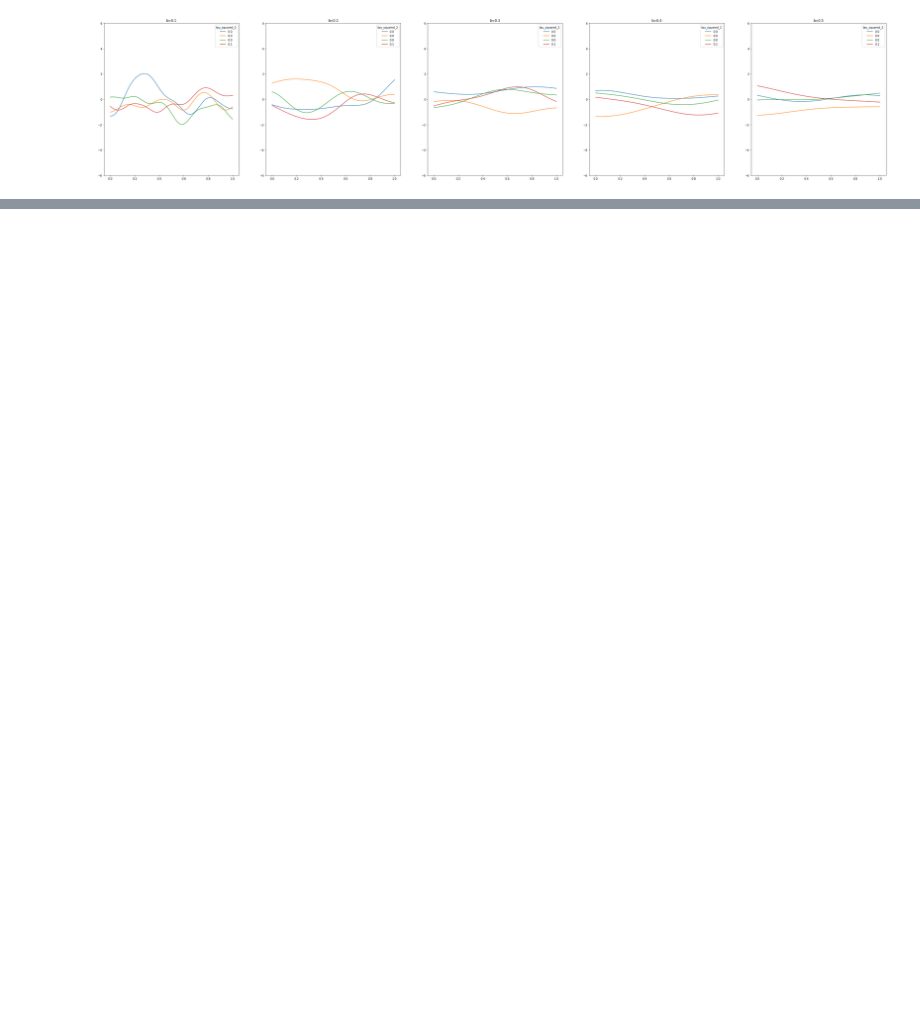
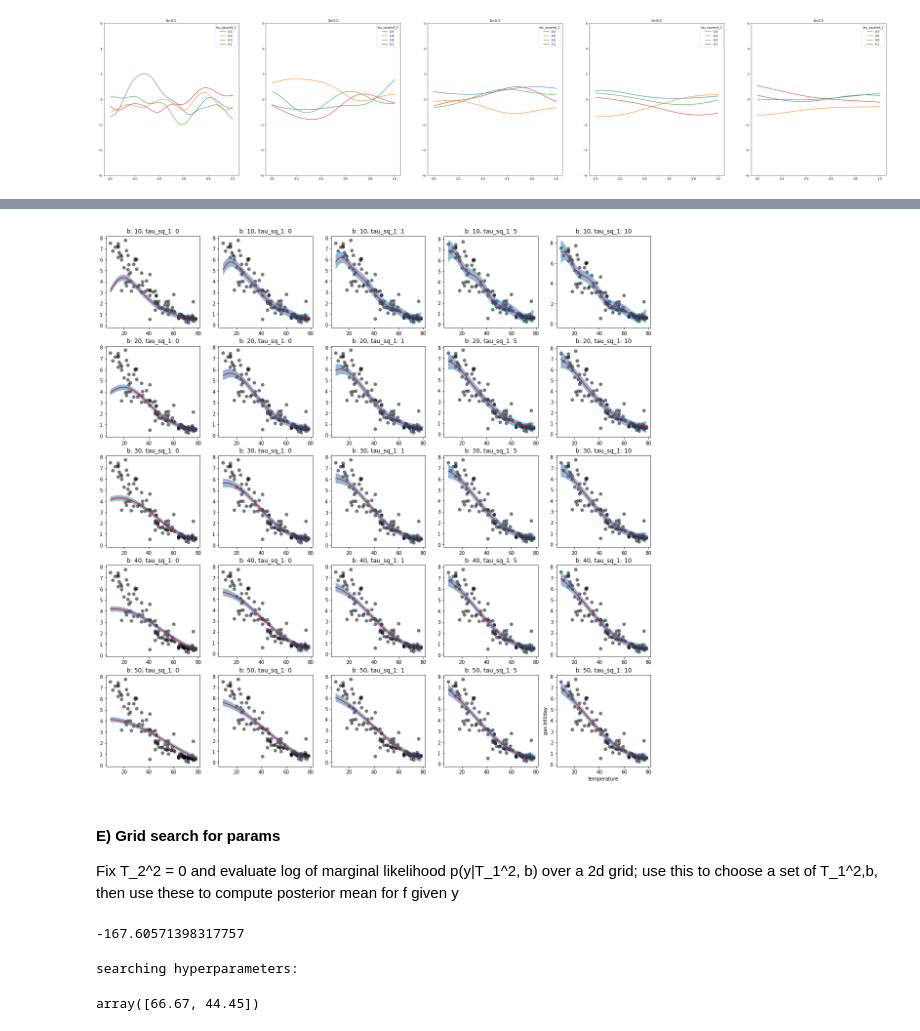
Before and after one commit to milesokamoto/miles-sds383d, a Jupyter notebook: exercises_6/gaussian_processes.ipynb, the cells around one changed output, grey strips where cells are left out. Saved outputs shown, nothing was run; the diff lists cells and outputs as text; code cells hidden in the pictures; blank space fills up the shorter version.

```diff
--- a/exercises_6/gaussian_processes.ipynb
+++ b/exercises_6/gaussian_processes.ipynb
@@ -69,0 +83,34 @@ ValueError: maximum supported dimension for an ndarray is 32, found 501
+# %%
+b_range = [10,20,30,40,50]
+tau_sq_1_range = [.1, .5, 1, 5, 10]
+hyperparameters = {"b":np.std(x), "tau_sq_1": 1, "tau_sq_2": 0}
+y_pred, ci = predict(x, y, x, matern_5_2, hyperparameters)
+# %%
+fig, _ = plt.subplots(5,5, figsize=(20,20))
+plt.title("Temperature vs Gas Bill")
+plt.ylabel("gas bill/day")
+plt.xlabel("temperature")
+axes = fig.get_axes()
+for i in range(len(b_range)):
+    for j in range(len(tau_sq_1_range)):
+        hyperparameters = {"b":b_range[i], "tau_sq_1": tau_sq_1_range[j], "tau_sq_2": 0}
+        y_pred, ci = predict(x, y, x, squared_exponential_cov, hyperparameters)
+        plt.sca(axes[int(i*len(b_range)+j)])
+        plot_ci(x, y, y_pred, ci)
+        plt.title(f"b: {round(b_range[i],1)}, tau_sq_1: {round(tau_sq_1_range[j])}")
+# %% [output]
+[figure, added]
+# %% [markdown]
+#### E) Grid search for params
+Fix T_2^2 = 0 and evaluate log of marginal likelihood p(y|T_1^2, b) over a 2d grid; use this to choose a set of T_1^2,b, then use these to compute posterior mean for f given y
+# %%
+calculate_marginal(x, y, squared_exponential_cov, hyperparameters)
+# %% [output]
+-167.60571398317757
+# %%
+hyperparameter_grid = get_hyperparameter_grid(0.01,100,0.01,100,10)
+all_marginals, best_pair = grid_optimize(x, y, squared_exponential_cov, hyperparameter_grid)
+best_pair
+# %% [output]
+searching hyperparameters:
+array([66.67, 44.45])
```
Also changed, not shown: parts of 40 cells of this notebook, 1 other file.
